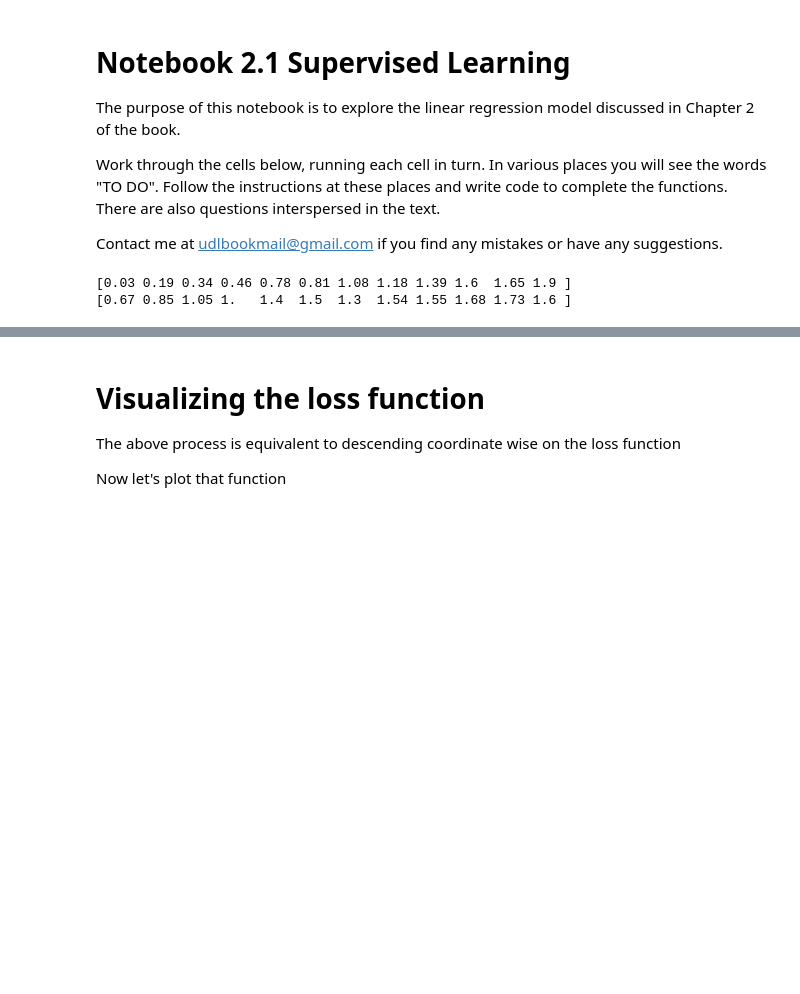
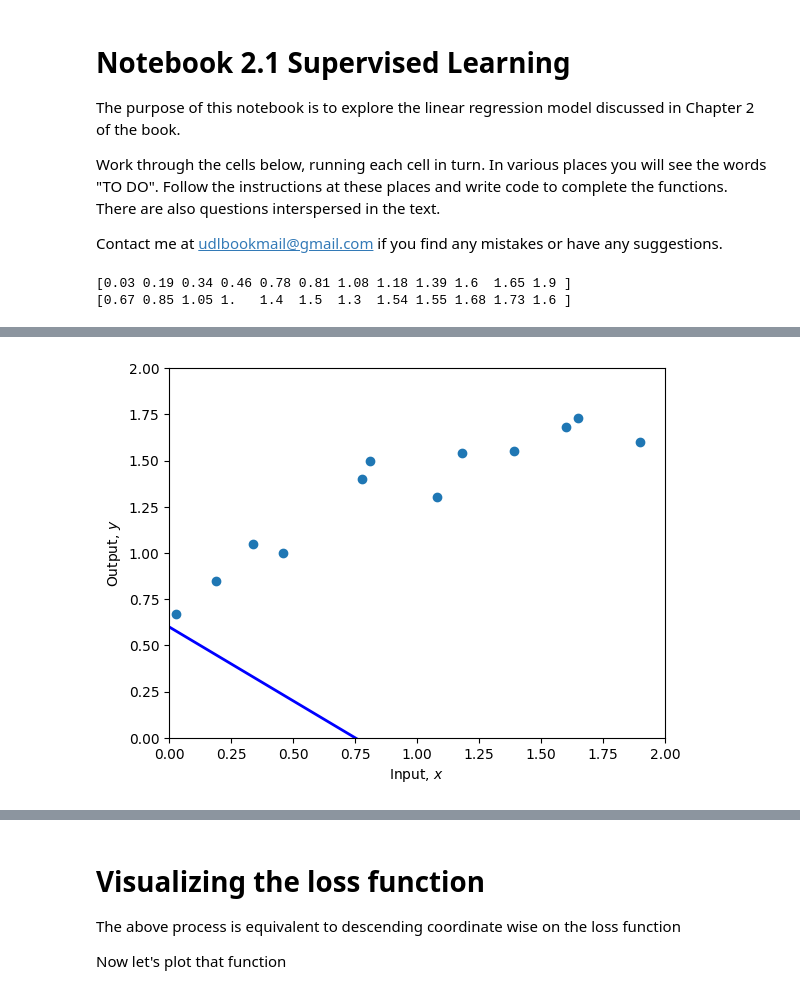
Before and after one commit to YaoXiao-CS/Understanding-Deep-Learning, a Jupyter notebook: Chapter02/2_1_Supervised_Learning.ipynb, the cells around one changed output, grey strips where cells are left out. Saved outputs shown, nothing was run; the diff lists cells and outputs as text; code cells hidden in the pictures; blank space fills up the shorter version.

Commit message:
Complete the code for the TODO section.

```diff
--- a/Chapter02/2_1_Supervised_Learning.ipynb
+++ b/Chapter02/2_1_Supervised_Learning.ipynb
@@ -45,4 +45,11 @@ def f(x, phi0, phi1):
   y = x
 
   return y
+# %%
+# Solutions: Define 1D linear regression model.
+def f(x, phi0, phi1):
+  # TODO :  Replace this line with the linear regression model (eq 2.4)
+  y = phi0 + phi1 * x
+
+  return y
 # %%
@@ -98,0 +116,7 @@ print(f'Your Loss = {compute_loss(x,y,phi0,phi1):3.2f}')
+# %%
+phi0 = 0.6 ; phi1 =-0.8
+
+plot(x,y,phi0,phi1)
+print(f'Your Loss = {compute_loss(x,y,phi0,phi1):3.2f}')
+# %% [output]
+[figure, added]
```
Also changed, not shown: parts of 18 cells of this notebook.
